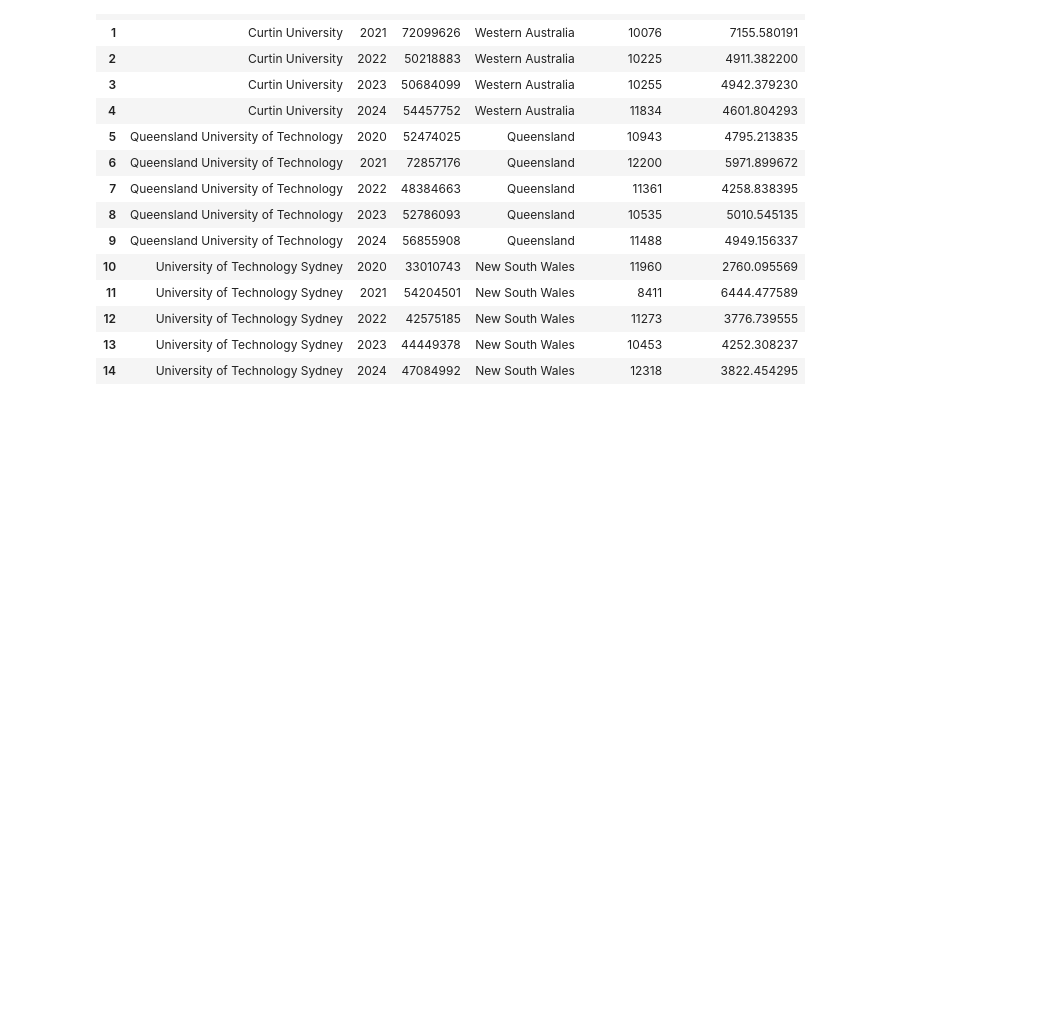
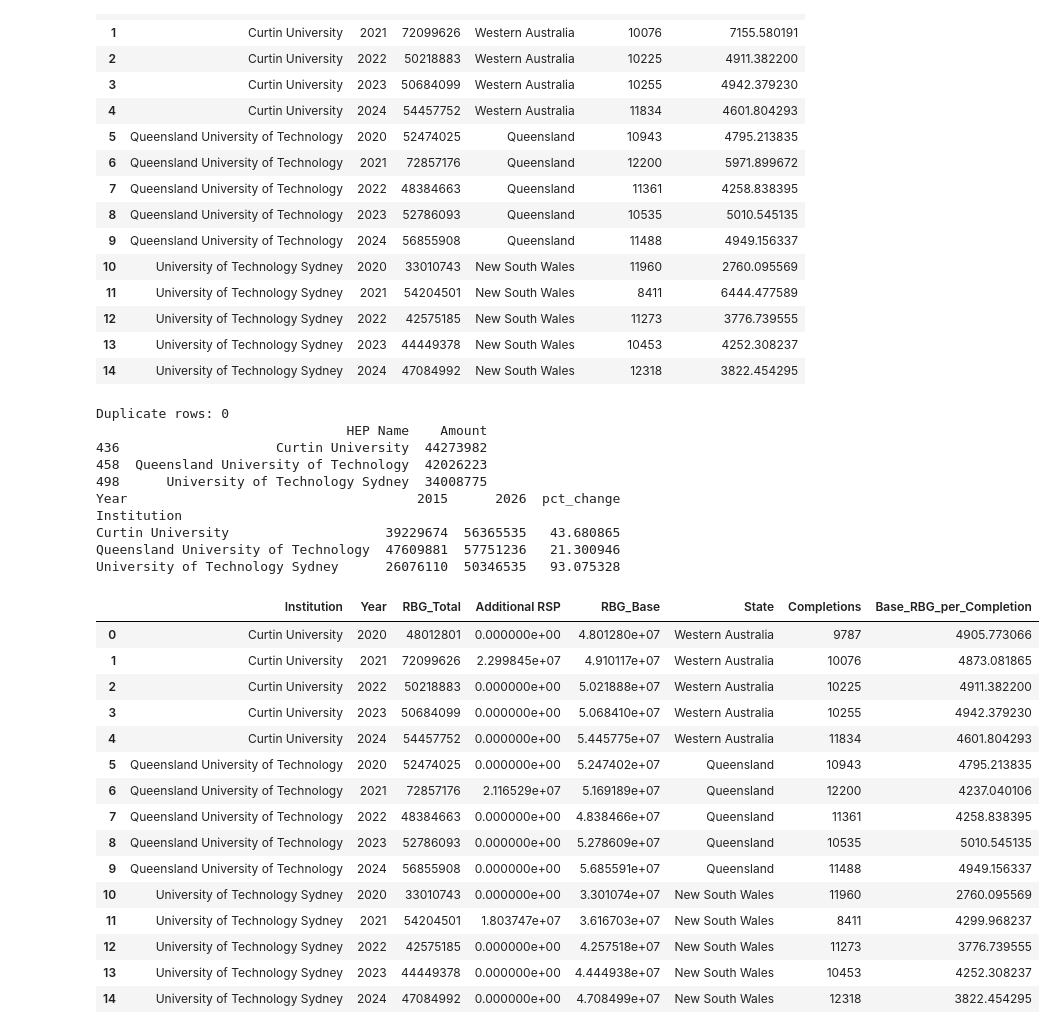
Before and after one commit to fizahzahid/DAIU-Insight-Report, a Jupyter notebook: analysis.ipynb, the cells around one changed output. Saved outputs shown, nothing was run; the diff lists cells and outputs as text; code cells hidden in the pictures; blank space fills up the shorter version.

```diff
--- a/analysis.ipynb
+++ b/analysis.ipynb
@@ -75,6 +75,52 @@ merged.sort_values(['Institution', 'Year'])
 | 12 | University of Technology Sydney | 2022 | 42575185 | New South Wales | 11273 | 3776.739555 |
 | 13 | University of Technology Sydney | 2023 | 44449378 | New South Wales | 10453 | 4252.308237 |
 | 14 | University of Technology Sydney | 2024 | 47084992 | New South Wales | 12318 | 3822.454295 |
+# %%
+t3 = pd.read_excel('Research block grants time series 2021-2026.xlsx', sheet_name='Table 3', header=2)
+t3 = t3[t3['HEP Name'].isin(comparators)][['HEP Name', 'Additional RSP']].rename(columns={'HEP Name': 'Institution'})
+
+print('Duplicate rows:', rbg_sub.duplicated(['HEP Name', 'Year', 'Program']).sum())
+print(rbg_sub[(rbg_sub['Year'] == 2021) & (rbg_sub['Program'] == 'RSP')][['HEP Name', 'Amount']])
+
+rbg_adj = rbg_totals.merge(t3, on='Institution', how='left')
+rbg_adj['Additional RSP'] = rbg_adj['Additional RSP'].where(rbg_adj['Year'] == 2021, 0)
+rbg_adj['RBG_Base'] = rbg_adj['RBG_Total'] - rbg_adj['Additional RSP']
+
+pc = rbg_adj[rbg_adj['Year'].isin([2015, 2026])].pivot(index='Institution', columns='Year', values='RBG_Total')
+pc['pct_change'] = (pc[2026] / pc[2015] - 1) * 100
+print(pc)
+
+kpi = pd.merge(rbg_adj, comp_long, on=['Institution', 'Year'])
+kpi['Base_RBG_per_Completion'] = kpi['RBG_Base'] / kpi['Completions']
+kpi.to_csv('kpi_table.csv', index=False)
+kpi
+# %% [output]
+Duplicate rows: 0
+                                HEP Name    Amount
+436                    Curtin University  44273982
+458  Queensland University of Technology  42026223
+498      University of Technology Sydney  34008775
+Year                                     2015      2026  pct_change
+Institution
+Curtin University                    39229674  56365535   43.680865
+Queensland University of Technology  47609881  57751236   21.300946
+University of Technology Sydney      26076110  50346535   93.075328
+|  | Institution | Year | RBG_Total | Additional RSP | RBG_Base | State | Completions | Base_RBG_per_Completion |
+| 0 | Curtin University | 2020 | 48012801 | 0.000000e+00 | 4.801280e+07 | Western Australia | 9787 | 4905.773066 |
+| 1 | Curtin University | 2021 | 72099626 | 2.299845e+07 | 4.910117e+07 | Western Australia | 10076 | 4873.081865 |
+| 2 | Curtin University | 2022 | 50218883 | 0.000000e+00 | 5.021888e+07 | Western Australia | 10225 | 4911.382200 |
+| 3 | Curtin University | 2023 | 50684099 | 0.000000e+00 | 5.068410e+07 | Western Australia | 10255 | 4942.379230 |
+| 4 | Curtin University | 2024 | 54457752 | 0.000000e+00 | 5.445775e+07 | Western Australia | 11834 | 4601.804293 |
+| 5 | Queensland University of Technology | 2020 | 52474025 | 0.000000e+00 | 5.247402e+07 | Queensland | 10943 | 4795.213835 |
+| 6 | Queensland University of Technology | 2021 | 72857176 | 2.116529e+07 | 5.169189e+07 | Queensland | 12200 | 4237.040106 |
+| 7 | Queensland University of Technology | 2022 | 48384663 | 0.000000e+00 | 4.838466e+07 | Queensland | 11361 | 4258.838395 |
+| 8 | Queensland University of Technology | 2023 | 52786093 | 0.000000e+00 | 5.278609e+07 | Queensland | 10535 | 5010.545135 |
+| 9 | Queensland University of Technology | 2024 | 56855908 | 0.000000e+00 | 5.685591e+07 | Queensland | 11488 | 4949.156337 |
+| 10 | University of Technology Sydney | 2020 | 33010743 | 0.000000e+00 | 3.301074e+07 | New South Wales | 11960 | 2760.095569 |
+| 11 | University of Technology Sydney | 2021 | 54204501 | 1.803747e+07 | 3.616703e+07 | New South Wales | 8411 | 4299.968237 |
+| 12 | University of Technology Sydney | 2022 | 42575185 | 0.000000e+00 | 4.257518e+07 | New South Wales | 11273 | 3776.739555 |
+| 13 | University of Technology Sydney | 2023 | 44449378 | 0.000000e+00 | 4.444938e+07 | New South Wales | 10453 | 4252.308237 |
+| 14 | University of Technology Sydney | 2024 | 47084992 | 0.000000e+00 | 4.708499e+07 | New South Wales | 12318 | 3822.454295 |
 # %%
 import matplotlib.pyplot as plt
 
```
Also changed, not shown: parts of 2 cells of this notebook.
